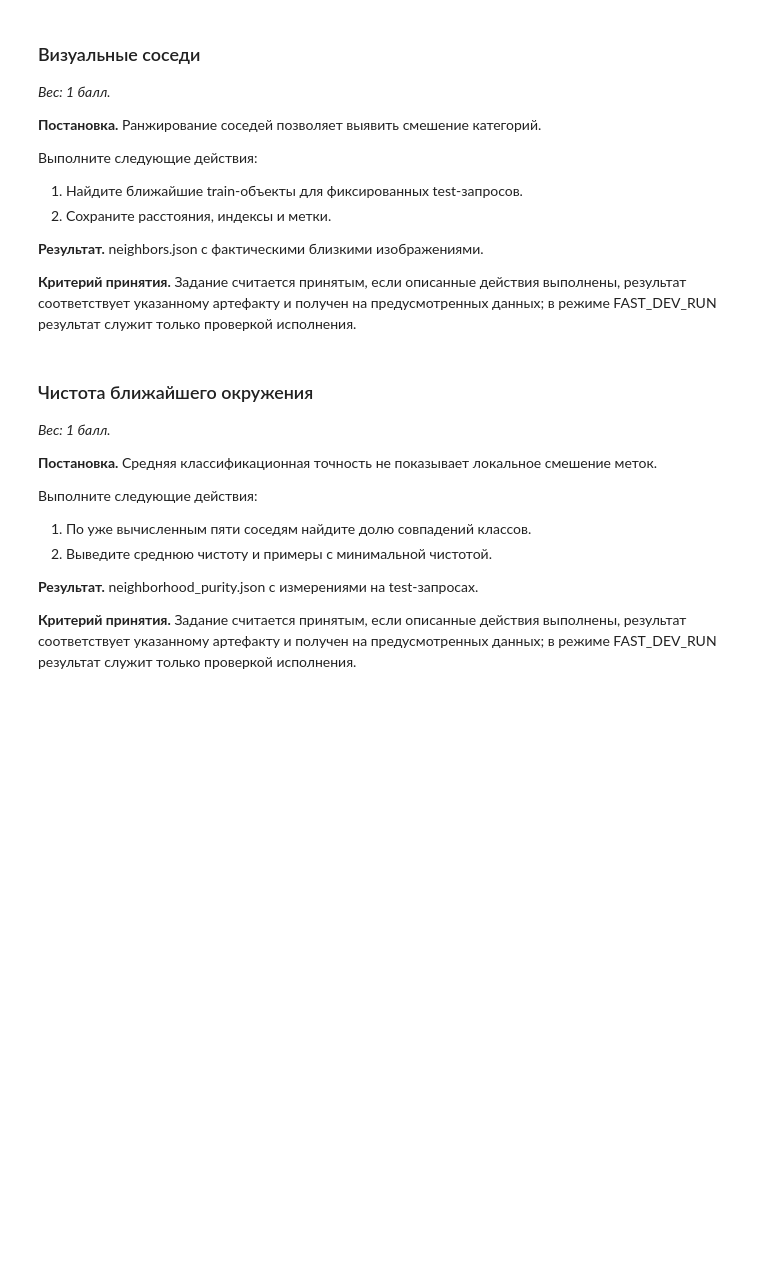
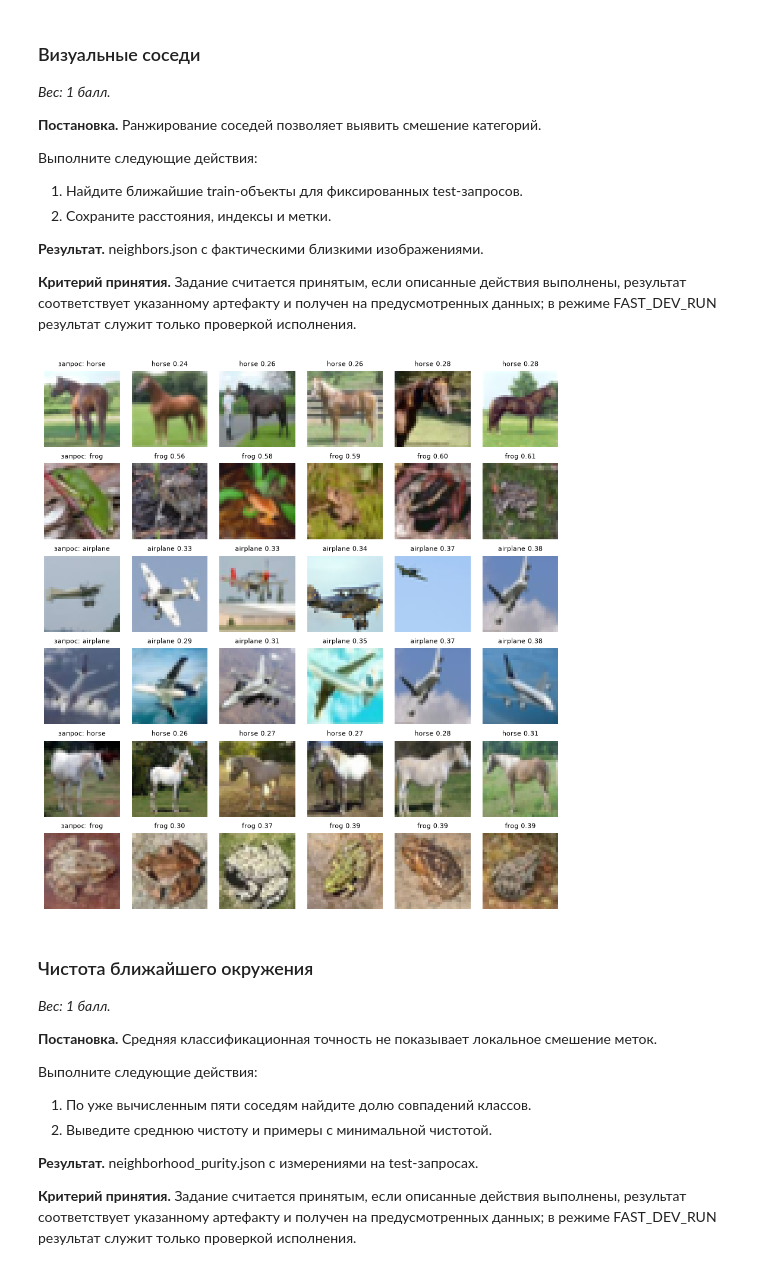
Before and after one commit to Meta1rus/computer_vision_2026, a Jupyter notebook: labs/lab_04_self_supervised/student.ipynb, the cells around one changed output. Drawn from its saved outputs; the diff is of its cells as text; code cells hidden in the pictures; blank space fills up the shorter version.

```diff
--- a/labs/lab_04_self_supervised/student.ipynb
+++ b/labs/lab_04_self_supervised/student.ipynb
@@ -444,8 +444,29 @@ print(json.dumps(adaptation, indent=1))
 
 **Критерий принятия.** Задание считается принятым, если описанные действия выполнены, результат соответствует указанному артефакту и получен на предусмотренных данных; в режиме FAST_DEV_RUN результат служит только проверкой исполнения.
 # %%
-# Реализуйте это задание по постановке выше.
-raise NotImplementedError("Реализуйте это задание в этой ячейке")
+N_QUERIES = 20
+rng = np.random.RandomState(SEED)
+query_pos = np.sort(rng.choice(len(y_test), N_QUERIES, replace=False))
+sims_all = X_test @ X_train.T                       # cosine similarity: признаки нормированы
+nn5 = np.argsort(-sims_all, axis=1)[:, :5]
+neighbors = []
+for q in query_pos:
+    neighbors.append({"test_index": int(test_idx[q]), "label": classes[y_test[q]],
+                      "neighbors": [{"train_index": int(train_idx[j]), "label": classes[y_train[j]],
+                                     "cosine_distance": float(1 - sims_all[q, j])} for j in nn5[q]]})
+(ARTIFACTS / "neighbors.json").write_text(json.dumps({"model": DINO_ID, "k": 5, "queries": neighbors}, indent=1))
+import matplotlib.pyplot as plt
+fig, axes = plt.subplots(6, 6, figsize=(9, 9.5))
+for r, q in enumerate(query_pos[:6]):
+    axes[r, 0].imshow(raw_test.data[test_idx[q]]); axes[r, 0].set_title(f"запрос: {classes[y_test[q]]}", fontsize=8)
+    for c, j in enumerate(nn5[q]):
+        axes[r, c + 1].imshow(raw_train.data[train_idx[j]])
+        axes[r, c + 1].set_title(f"{classes[y_train[j]]} {1 - sims_all[q, j]:.2f}", fontsize=8,
+                                 color="black" if y_train[j] == y_test[q] else "red")
+for ax in axes.flat: ax.axis("off")
+fig.tight_layout(); fig.savefig(ARTIFACTS / "neighbors.png", dpi=100); plt.show()
+# %% [output]
+[figure, added]
 # %% [markdown]
 ### Чистота ближайшего окружения
 
```
Also changed, not shown: parts of 3 cells of this notebook, 5 other files.
